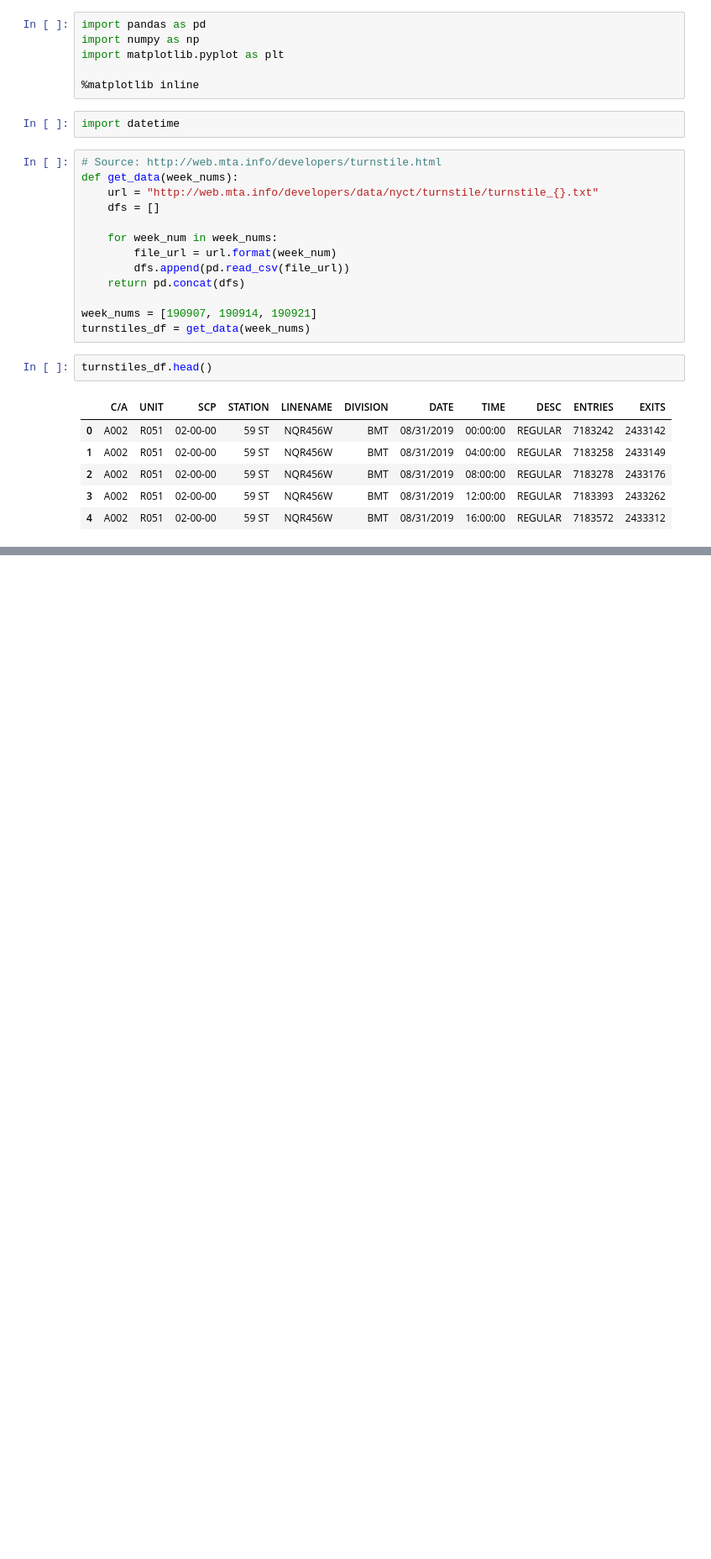
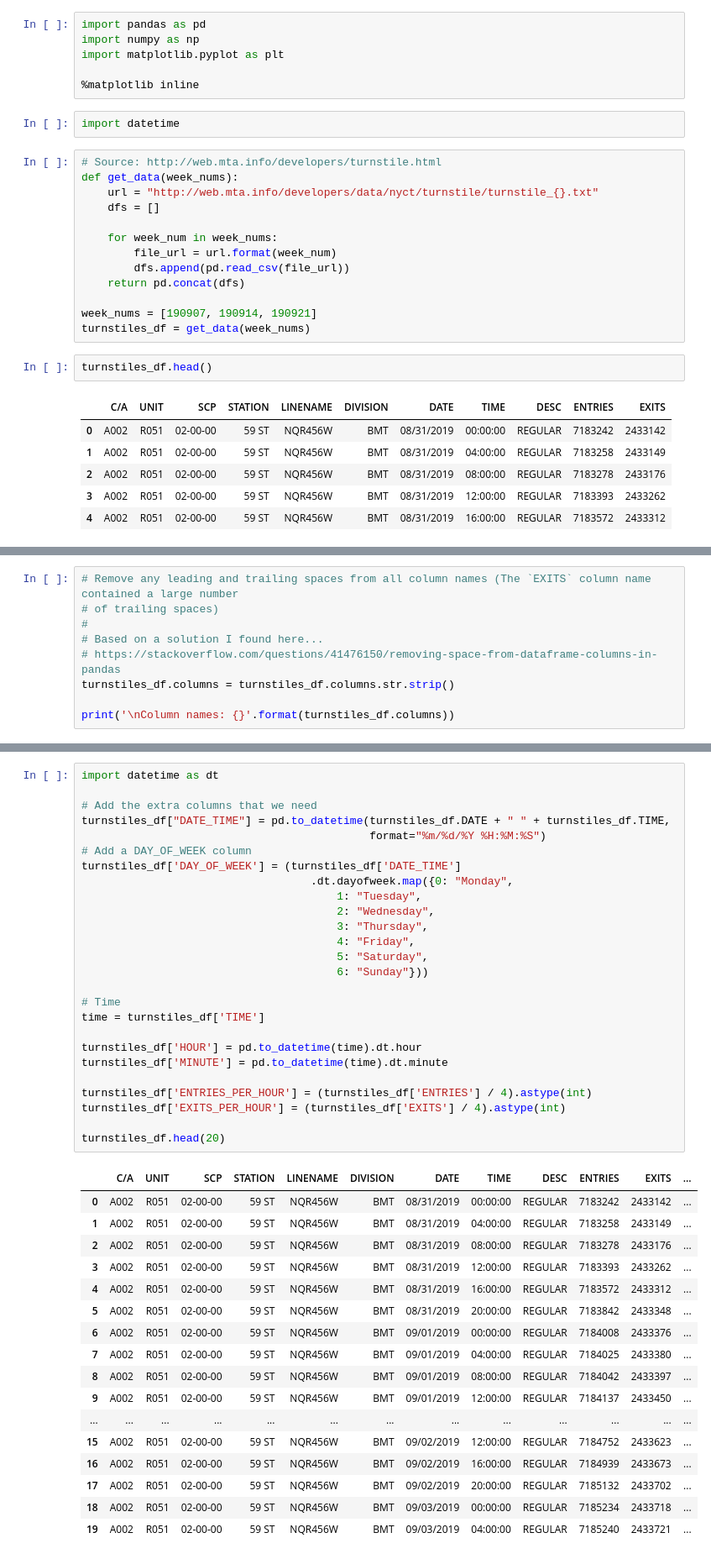
Before and after one commit to thomkav/nyc19_ds21_foottraffic_team2, a Jupyter notebook: notebooks/merge_station_and_turnstile_data.ipynb, the cells around one changed output, grey strips where cells are left out. Shown: that part at 84% size. Saved outputs shown, nothing was run; the diff lists cells and outputs as text; blank space fills up the shorter version.

```diff
--- a/notebooks/merge_station_and_turnstile_data.ipynb
+++ b/notebooks/merge_station_and_turnstile_data.ipynb
@@ -125,0 +74,9 @@ print(new_df)
+# %%
+# Remove any leading and trailing spaces from all column names (The `EXITS` column name contained a large number
+# of trailing spaces)
+#
+# Based on a solution I found here...
+# https://stackoverflow.com/questions/41476150/removing-space-from-dataframe-columns-in-pandas
+turnstiles_df.columns = turnstiles_df.columns.str.strip()
+
+print('\nColumn names: {}'.format(turnstiles_df.columns))
@@ -125,0 +87,44 @@ print(new_df)
+# %%
+import datetime as dt
+
+# Add the extra columns that we need
+turnstiles_df["DATE_TIME"] = pd.to_datetime(turnstiles_df.DATE + " " + turnstiles_df.TIME,
+                                            format="%m/%d/%Y %H:%M:%S")
+# Add a DAY_OF_WEEK column
+turnstiles_df['DAY_OF_WEEK'] = (turnstiles_df['DATE_TIME']
+                                   .dt.dayofweek.map({0: "Monday",
+                                       1: "Tuesday",
+                                       2: "Wednesday",
+                                       3: "Thursday",
+                                       4: "Friday",
+                                       5: "Saturday",
+                                       6: "Sunday"}))
+
+# Time
+time = turnstiles_df['TIME']
+
+turnstiles_df['HOUR'] = pd.to_datetime(time).dt.hour
+turnstiles_df['MINUTE'] = pd.to_datetime(time).dt.minute
+
+turnstiles_df['ENTRIES_PER_HOUR'] = (turnstiles_df['ENTRIES'] / 4).astype(int)
+turnstiles_df['EXITS_PER_HOUR'] = (turnstiles_df['EXITS'] / 4).astype(int)
+
+turnstiles_df.head(20)
+# %% [output]
+|  | C/A | UNIT | SCP | STATION | LINENAME | DIVISION | DATE | TIME | DESC | ENTRIES | EXITS | ... |
+| 0 | A002 | R051 | 02-00-00 | 59 ST | NQR456W | BMT | 08/31/2019 | 00:00:00 | REGULAR | 7183242 | 2433142 | ... |
+| 1 | A002 | R051 | 02-00-00 | 59 ST | NQR456W | BMT | 08/31/2019 | 04:00:00 | REGULAR | 7183258 | 2433149 | ... |
+| 2 | A002 | R051 | 02-00-00 | 59 ST | NQR456W | BMT | 08/31/2019 | 08:00:00 | REGULAR | 7183278 | 2433176 | ... |
+| 3 | A002 | R051 | 02-00-00 | 59 ST | NQR456W | BMT | 08/31/2019 | 12:00:00 | REGULAR | 7183393 | 2433262 | ... |
+| 4 | A002 | R051 | 02-00-00 | 59 ST | NQR456W | BMT | 08/31/2019 | 16:00:00 | REGULAR | 7183572 | 2433312 | ... |
+| 5 | A002 | R051 | 02-00-00 | 59 ST | NQR456W | BMT | 08/31/2019 | 20:00:00 | REGULAR | 7183842 | 2433348 | ... |
+| 6 | A002 | R051 | 02-00-00 | 59 ST | NQR456W | BMT | 09/01/2019 | 00:00:00 | REGULAR | 7184008 | 2433376 | ... |
+| 7 | A002 | R051 | 02-00-00 | 59 ST | NQR456W | BMT | 09/01/2019 | 04:00:00 | REGULAR | 7184025 | 2433380 | ... |
+| 8 | A002 | R051 | 02-00-00 | 59 ST | NQR456W | BMT | 09/01/2019 | 08:00:00 | REGULAR | 7184042 | 2433397 | ... |
+| 9 | A002 | R051 | 02-00-00 | 59 ST | NQR456W | BMT | 09/01/2019 | 12:00:00 | REGULAR | 7184137 | 2433450 | ... |
+| ... | ... | ... | ... | ... | ... | ... | ... | ... | ... | ... | ... | ... |
+| 15 | A002 | R051 | 02-00-00 | 59 ST | NQR456W | BMT | 09/02/2019 | 12:00:00 | REGULAR | 7184752 | 2433623 | ... |
+| 16 | A002 | R051 | 02-00-00 | 59 ST | NQR456W | BMT | 09/02/2019 | 16:00:00 | REGULAR | 7184939 | 2433673 | ... |
+| 17 | A002 | R051 | 02-00-00 | 59 ST | NQR456W | BMT | 09/02/2019 | 20:00:00 | REGULAR | 7185132 | 2433702 | ... |
+| 18 | A002 | R051 | 02-00-00 | 59 ST | NQR456W | BMT | 09/03/2019 | 00:00:00 | REGULAR | 7185234 | 2433718 | ... |
+| 19 | A002 | R051 | 02-00-00 | 59 ST | NQR456W | BMT | 09/03/2019 | 04:00:00 | REGULAR | 7185240 | 2433721 | ... |
```
Also changed, not shown: parts of 18 cells of this notebook.
